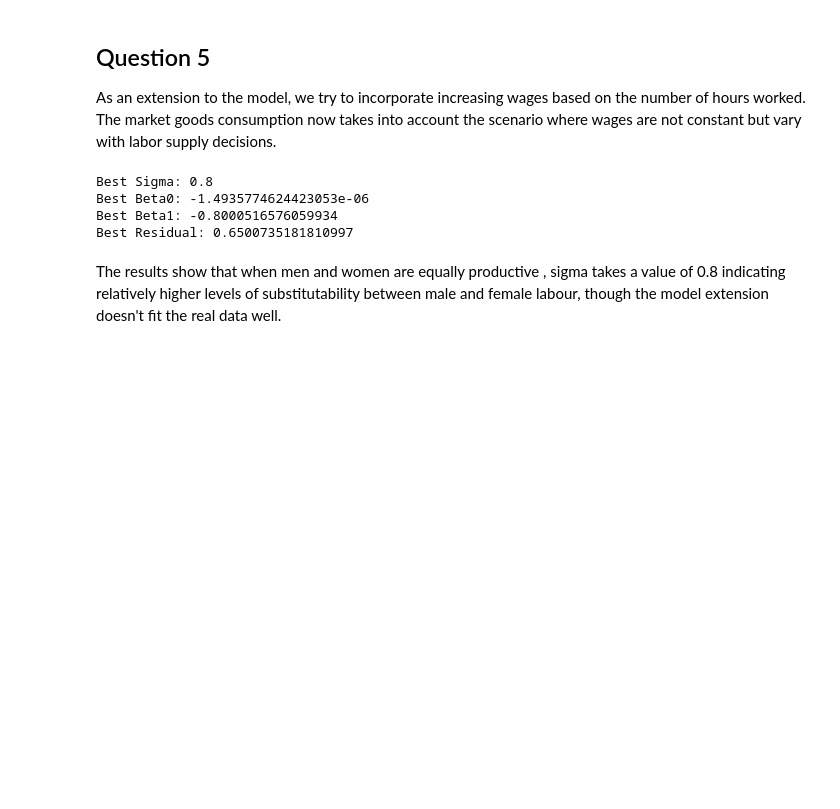
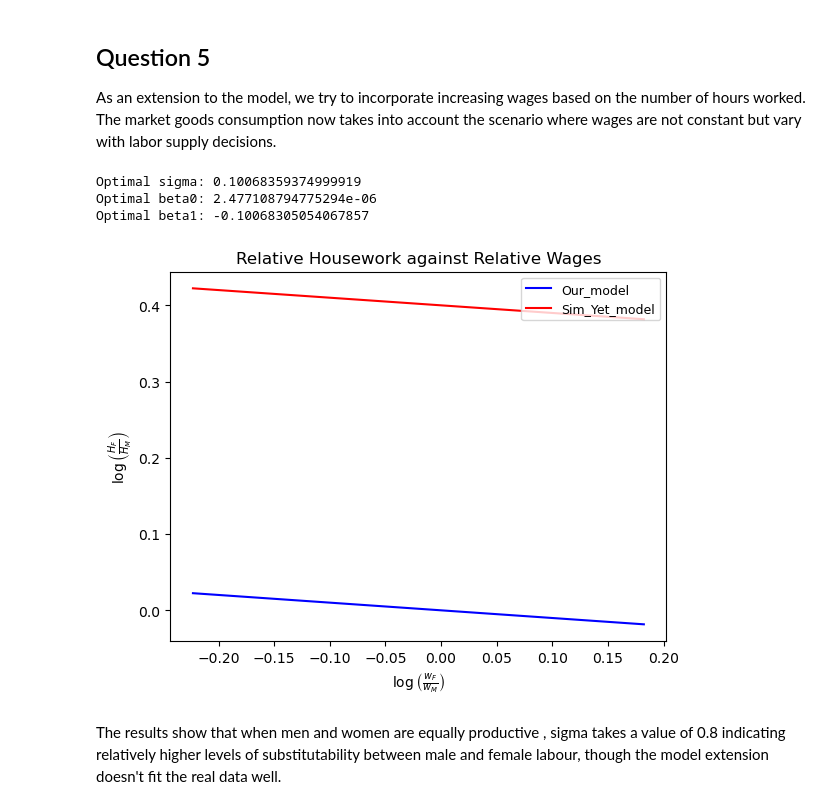
Before and after one commit to NumEconCopenhagen/projects-2023-hello-world-1, a Jupyter notebook: inauguralproject/inauguralproject.ipynb, the cells around one changed output. Cells and saved outputs as stored; diff of their text form; code cells hidden in the pictures; blank space fills up the shorter version.

```diff
--- a/inauguralproject/inauguralproject.ipynb
+++ b/inauguralproject/inauguralproject.ipynb
@@ -258,14 +232,64 @@ Since we have used a grid search approach for defining the alpha and sigma value
 ## Question 5
 
 As an extension to the model, we try to incorporate increasing wages based on the number of hours worked. The market goods consumption now takes into account the scenario where wages are not constant but vary with labor supply decisions.
-# %%
-solve = HouseholdSpecializationModelClass()
-solve.par.alpha = 0.5
-Estimated_values = solve.run_regression_nonconstantwages()
-# %% [output]
-Best Sigma: 0.8
-Best Beta0: -1.4935774624423053e-06
-Best Beta1: -0.8000516576059934
-Best Residual: 0.6500735181810997
+# %%
+from inauguralproject import HouseholdSpecializationModelClass
+from scipy.optimize import minimize
+import numpy as np
+
+def beta_est(sigma, alpha=0.5):  # alpha is now a default parameter set to 0.5
+    HHS = HouseholdSpecializationModelClass()
+    HHS.par.sigma = sigma
+    HHS.par.alpha = alpha
+    HHS.par.wF_vec = np.array([0.8, 0.9, 1.0, 1.1, 1.2])
+    sol = HHS.run_regression()
+    beta0 = sol.beta0
+    beta1 = sol.beta1
+    return beta0, beta1
+
+beta0_target = 0.4
+beta1_target = -0.1
+
+def obj(sigma):  # now takes only sigma as parameter
+    beta_0, beta_1 = beta_est(sigma)
+    return (beta0_target-beta_0)**2 + (beta1_target-beta_1)**2
+
+# initial guess for sigma
+initial_guess = [1.0]
+
+result = minimize(obj, initial_guess, method='Nelder-Mead')
+sigma_opt = result.x[0]
+beta0_opt, beta1_opt = beta_est(sigma_opt)
+
+print("Optimal sigma:", sigma_opt)
+print("Optimal beta0:", beta0_opt)
+print("Optimal beta1:", beta1_opt)
+
+
+wF_list = np.array([0.8, 0.9, 1.0, 1.1, 1.2])
+Our_model_values = np.empty(5)
+Sim_Yet_values = np.empty(5)
+for i, wf1 in enumerate(wF_list):
+    HHS.par.wF = wf1
+    lnwFwM = np.log(HHS.par.wF / HHS.par.wM)
+    Our_model_values[i] = beta0_opt + beta1_opt * np.log(wf1)
+    Sim_Yet_values[i] = 0.4 - 0.1 * np.log(wf1)
+
+fig = plt.figure()
+ax = fig.add_subplot(1, 1, 1)
+
+ax.plot(lnwFwM_vec, Our_model_values, label='Our_model', color='blue')
+ax.plot(lnwFwM_vec, Sim_Yet_values, label='Sim_Yet_model', color='red')
+ax.set_title('Relative Housework against Relative Wages')
+ax.set_xlabel(r'$\log\left(\frac{w_{F}}{w_{M}}\right)$')
+ax.set_ylabel(r'$\log\left(\frac{H_{F}}{H_{M}}\right)$')
+ax.legend(loc='upper right', prop={'size': 9})
+
+plt.show()
+# %% [output]
+Optimal sigma: 0.10068359374999919
+Optimal beta0: 2.477108794775294e-06
+Optimal beta1: -0.10068305054067857
+[figure, added]
 # %% [markdown]
 The results show that when men and women are equally productive , sigma takes a value of 0.8 indicating relatively higher levels of substitutability between male and female labour,  though the model extension doesn't fit the real data well.
```
Also changed, not shown: parts of 12 cells of this notebook.
